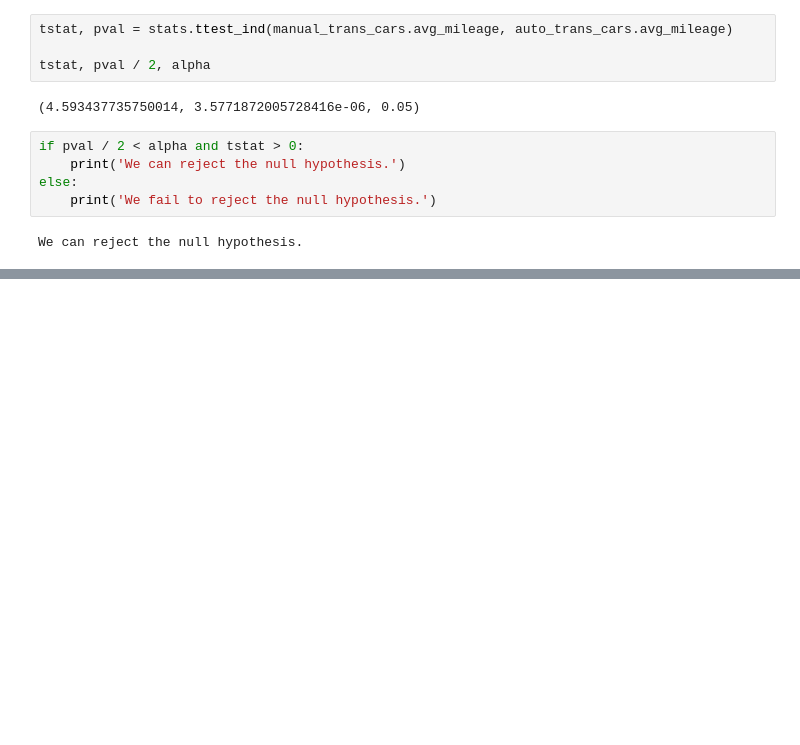
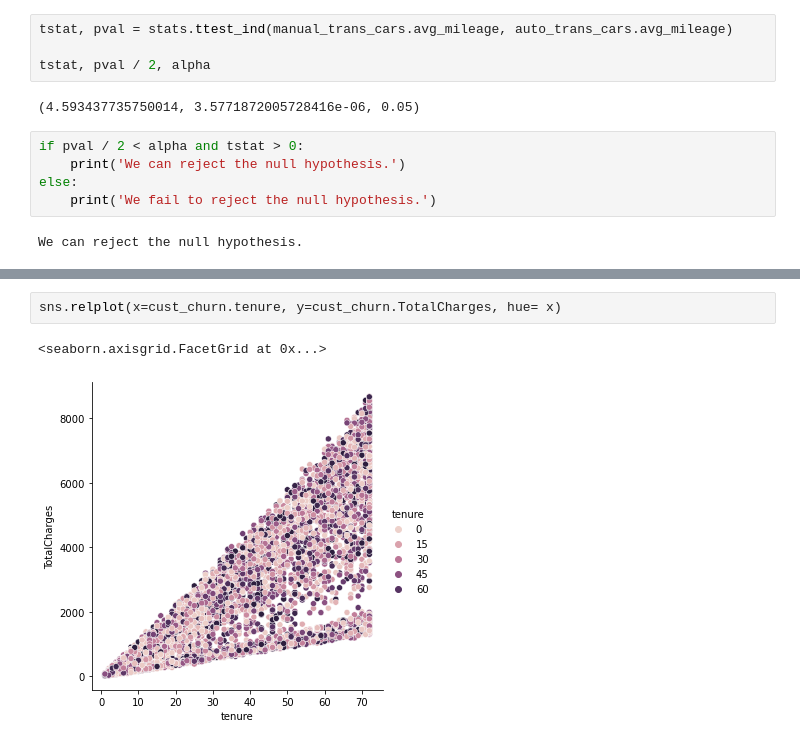
Before and after one commit to tarrencen/statistics-exercises, a Jupyter notebook: hypothesis_testing.ipynb, the cells around one changed output, grey strips where cells are left out. Cells and saved outputs as stored; diff of their text form; blank space fills up the shorter version.

```diff
--- a/hypothesis_testing.ipynb
+++ b/hypothesis_testing.ipynb
@@ -233,0 +344,5 @@ data()
+# %%
+sns.relplot(x=cust_churn.tenure, y=cust_churn.TotalCharges, hue= x)
+# %% [output]
+<seaborn.axisgrid.FacetGrid at 0x...>
+[figure, added]
```
Also changed, not shown: parts of 44 cells of this notebook.
